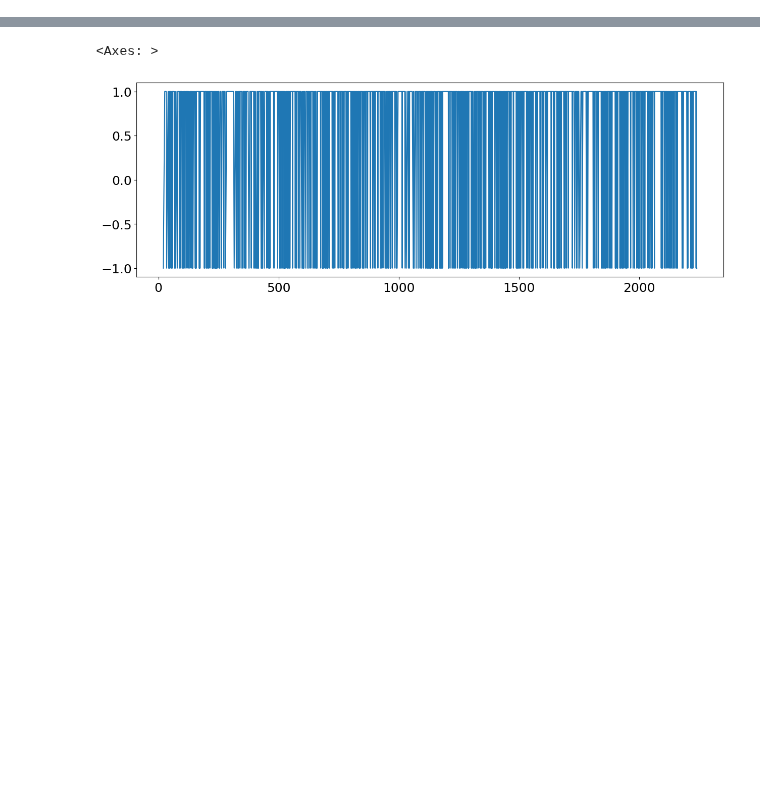
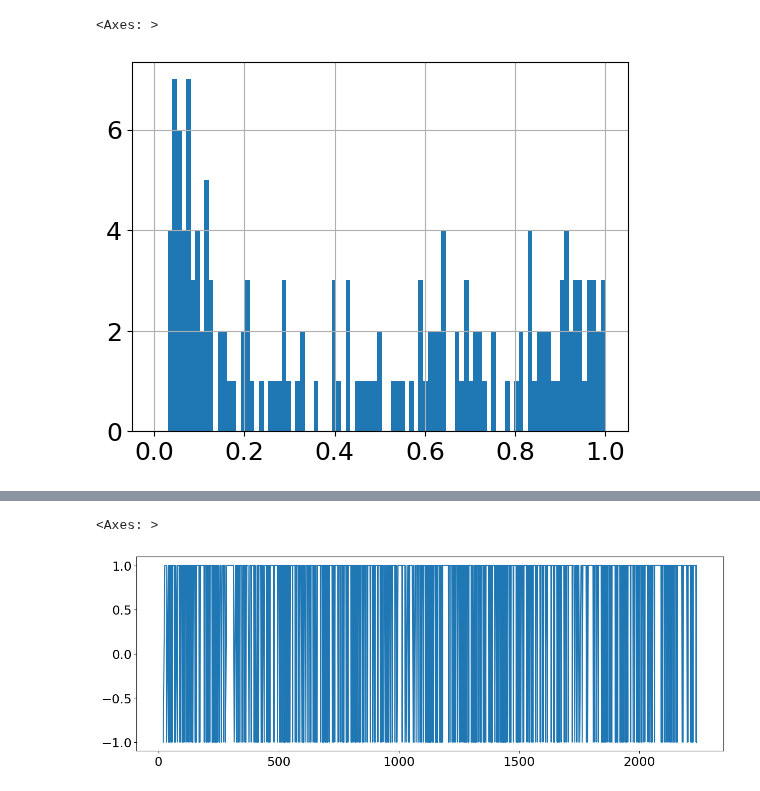
Before and after one commit to SerpRateAI/tensilePaper, a Jupyter notebook: means-ups-and-downs-kalman-filters.ipynb, the cells around one changed output, grey strips where cells are left out. Cells and saved outputs as stored; diff of their text form; code cells hidden in the pictures; blank space fills up the shorter version.

```diff
--- a/means-ups-and-downs-kalman-filters.ipynb
+++ b/means-ups-and-downs-kalman-filters.ipynb
@@ -76,3 +76,26 @@ df141['dt'] = df141.origin_time.diff().apply(lambda t: t.total_seconds())
 df188['dt'] = df188.origin_time.diff().apply(lambda t: t.total_seconds())
 df197['dt'] = df197.origin_time.diff().apply(lambda t: t.total_seconds())
 df211['dt'] = df211.origin_time.diff().apply(lambda t: t.total_seconds())
+
+df141['ts'] = df141.dt.fillna(0).cumsum()
+df188['ts'] = df188.dt.fillna(0).cumsum()
+df197['ts'] = df197.dt.fillna(0).cumsum()
+df211['ts'] = df211.dt.fillna(0).cumsum()
+# %%
+def sign(number):
+    if number > 0:
+        return 'blue'
+    elif number == 0:
+        return 'darkorange'
+    else:
+        return 'red'
+
+df141['sign'] = df141.dz.apply(sign)
+df141['d+'] = df141.dz.apply(sign).apply(lambda s: 1 if s=='blue' else 0)
+df141['d-'] = df141.dz.apply(sign).apply(lambda s: 1 if s=='red' else 0)
+df141['d0'] = df141.dz.apply(sign).apply(lambda s: 1 if s=='darkorange' else 0)
+df141['dz/dt'] = df141['dz']/df141['dt']
+df141[df141['d+']==1]['dz/dt'].hist(bins=np.linspace(0, 1, 100))
+# %% [output]
+<Axes: >
+[figure, added]
```
Also changed, not shown: parts of 3 cells of this notebook, 2 other files.
